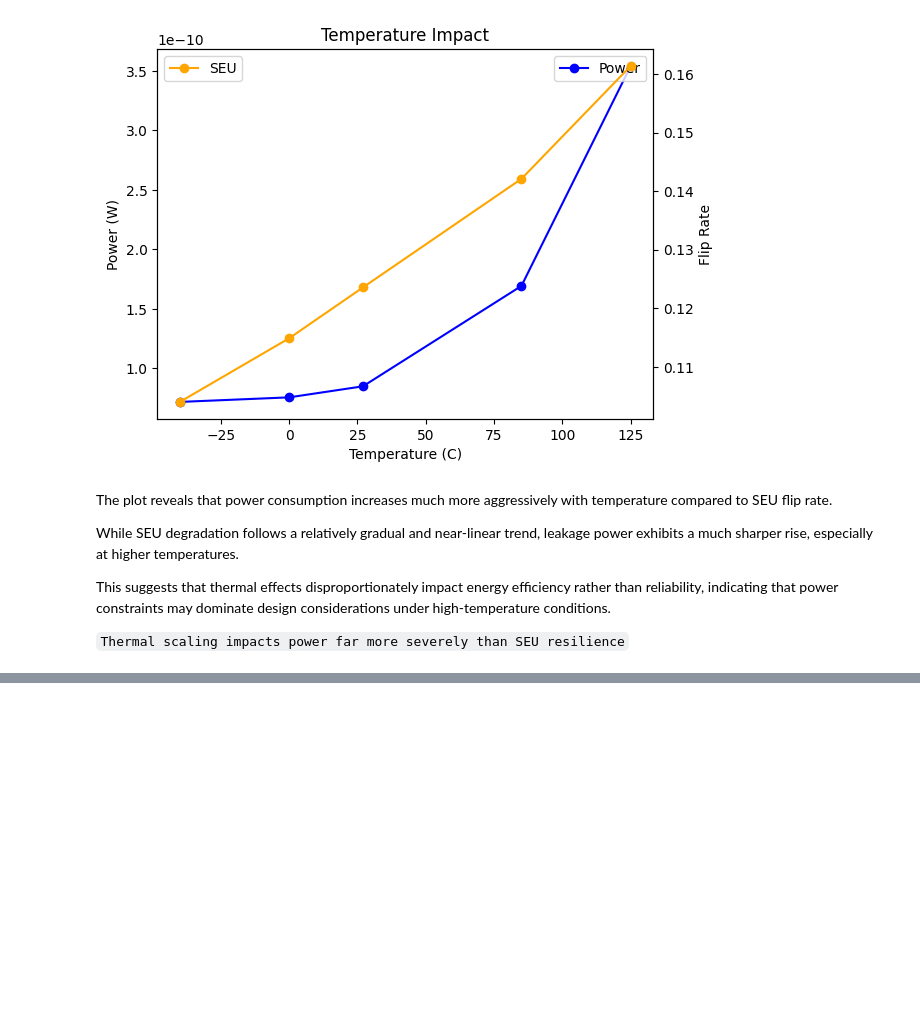
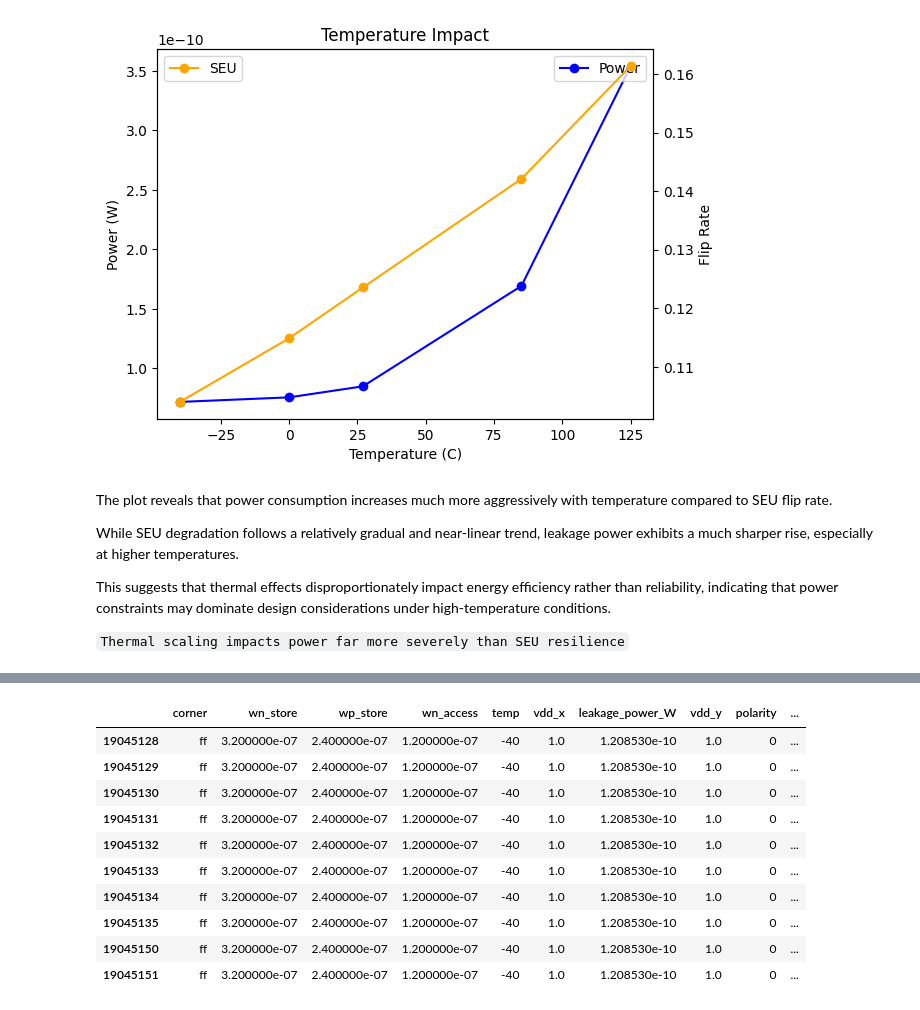
Before and after one commit to gannon1penn/ESE5760_Final_Project, a Jupyter notebook: sram_analysis.ipynb, the cells around one changed output, grey strips where cells are left out. Cells and saved outputs as stored; diff of their text form; code cells hidden in the pictures; blank space fills up the shorter version.

```diff
--- a/sram_analysis.ipynb
+++ b/sram_analysis.ipynb
@@ -425,0 +572,21 @@ This suggests that thermal effects disproportionately impact energy efficiency r
+# %%
+
+df_full["power_norm"] = df_full["leakage_power_W"] / df_full["leakage_power_W"].max()
+df_full["seu_norm"] = 1 - (df_full["qcrit_fC"] / df_full["qcrit_fC"].max())
+df_full["score"] = 0.5 * df_full["power_norm"] + 0.5 * df_full["seu_norm"]
+
+best_designs = df_full.sort_values("score").head(10)
+
+best_designs
+# %% [output]
+|  | corner | wn_store | wp_store | wn_access | temp | vdd_x | leakage_power_W | vdd_y | polarity | ... |
+| 19045128 | ff | 3.200000e-07 | 2.400000e-07 | 1.200000e-07 | -40 | 1.0 | 1.208530e-10 | 1.0 | 0 | ... |
+| 19045129 | ff | 3.200000e-07 | 2.400000e-07 | 1.200000e-07 | -40 | 1.0 | 1.208530e-10 | 1.0 | 0 | ... |
+| 19045130 | ff | 3.200000e-07 | 2.400000e-07 | 1.200000e-07 | -40 | 1.0 | 1.208530e-10 | 1.0 | 0 | ... |
+| 19045131 | ff | 3.200000e-07 | 2.400000e-07 | 1.200000e-07 | -40 | 1.0 | 1.208530e-10 | 1.0 | 0 | ... |
+| 19045132 | ff | 3.200000e-07 | 2.400000e-07 | 1.200000e-07 | -40 | 1.0 | 1.208530e-10 | 1.0 | 0 | ... |
+| 19045133 | ff | 3.200000e-07 | 2.400000e-07 | 1.200000e-07 | -40 | 1.0 | 1.208530e-10 | 1.0 | 0 | ... |
+| 19045134 | ff | 3.200000e-07 | 2.400000e-07 | 1.200000e-07 | -40 | 1.0 | 1.208530e-10 | 1.0 | 0 | ... |
+| 19045135 | ff | 3.200000e-07 | 2.400000e-07 | 1.200000e-07 | -40 | 1.0 | 1.208530e-10 | 1.0 | 0 | ... |
+| 19045150 | ff | 3.200000e-07 | 2.400000e-07 | 1.200000e-07 | -40 | 1.0 | 1.208530e-10 | 1.0 | 0 | ... |
+| 19045151 | ff | 3.200000e-07 | 2.400000e-07 | 1.200000e-07 | -40 | 1.0 | 1.208530e-10 | 1.0 | 0 | ... |
```
Also changed, not shown: parts of 15 cells of this notebook, 3 other files.
